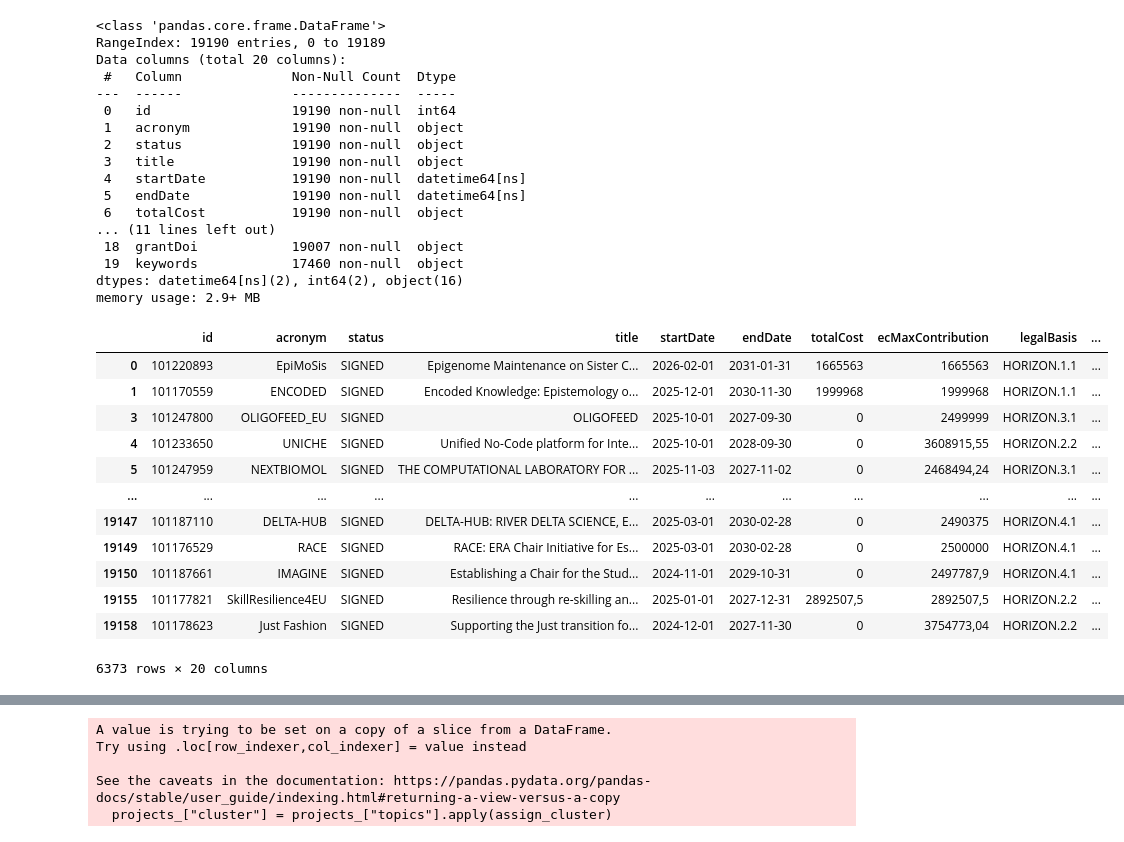
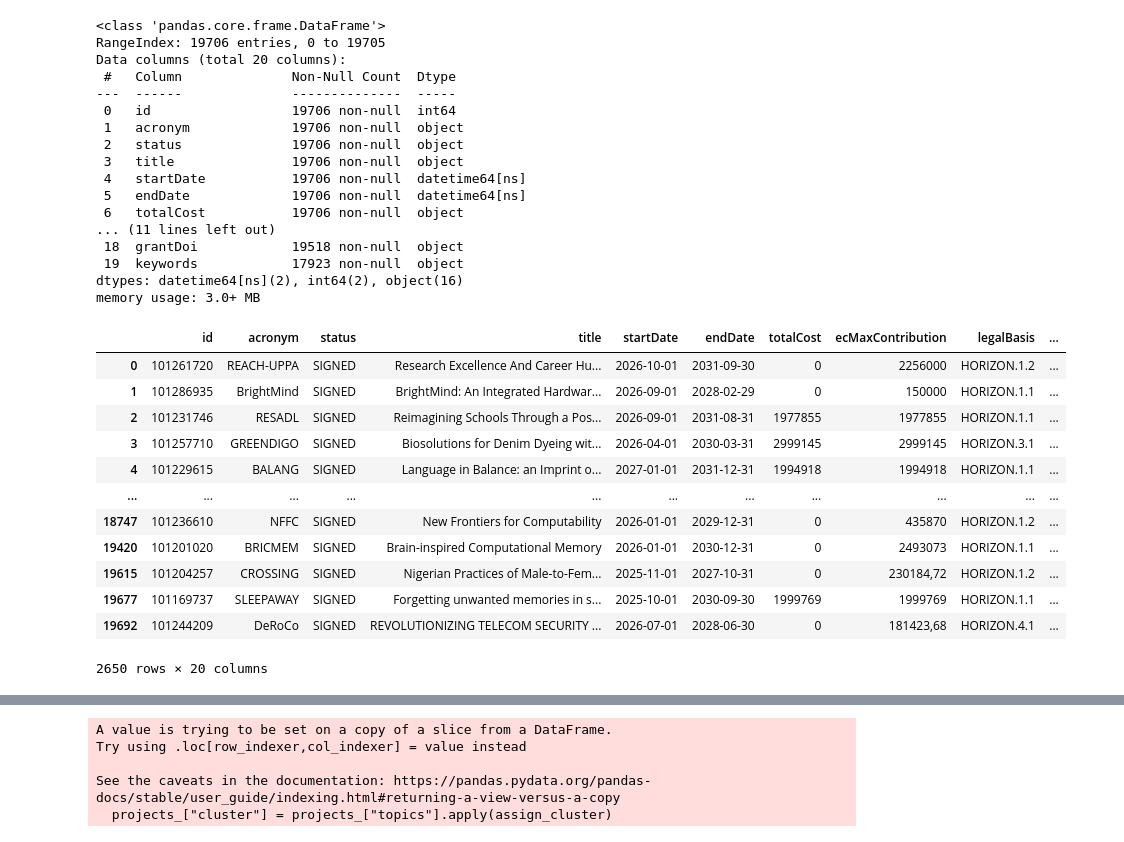
Before and after one commit to idimitriadis/HopOn, a Jupyter notebook: data_viewer.ipynb, the cells around one changed output, grey strips where cells are left out. Saved outputs shown, nothing was run; the diff lists cells and outputs as text; code cells hidden in the pictures.

```diff
--- a/data_viewer.ipynb
+++ b/data_viewer.ipynb
@@ -8,44 +8,44 @@ orgs = pd.read_excel('data/organization.xlsx')
 # %%
 projects['startDate']= pd.to_datetime(projects['startDate'],errors = 'coerce')
 projects['endDate']= pd.to_datetime(projects['endDate'],errors = 'coerce')
 projects.info()
 
 from datetime import datetime
-filterdate = datetime(2024,1,1)
+filterdate = datetime(2025,9,24)
 projects_fil = projects[projects['startDate']>=filterdate]
-projects_fil = projects_fil[projects_fil['endDate']>=datetime(2027,9,25)]
+projects_fil = projects_fil[projects_fil['endDate']<=datetime(2033,9,25)]
 projects_fil
 # %% [output]
 <class 'pandas.core.frame.DataFrame'>
-RangeIndex: 19190 entries, 0 to 19189
+RangeIndex: 19706 entries, 0 to 19705
 Data columns (total 20 columns):
  #   Column              Non-Null Count  Dtype
 ---  ------              --------------  -----
- 0   id                  19190 non-null  int64
- 1   acronym             19190 non-null  object
- 2   status              19190 non-null  object
- 3   title               19190 non-null  object
- 4   startDate           19190 non-null  datetime64[ns]
- 5   endDate             19190 non-null  datetime64[ns]
- 6   totalCost           19190 non-null  object
+ 0   id                  19706 non-null  int64
+ 1   acronym             19706 non-null  object
+ 2   status              19706 non-null  object
+ 3   title               19706 non-null  object
+ 4   startDate           19706 non-null  datetime64[ns]
+ 5   endDate             19706 non-null  datetime64[ns]
+ 6   totalCost           19706 non-null  object
 ... (11 lines left out)
- 18  grantDoi            19007 non-null  object
- 19  keywords            17460 non-null  object
+ 18  grantDoi            19518 non-null  object
+ 19  keywords            17923 non-null  object
 dtypes: datetime64[ns](2), int64(2), object(16)
-memory usage: 2.9+ MB
+memory usage: 3.0+ MB
 |  | id | acronym | status | title | startDate | endDate | totalCost | ecMaxContribution | legalBasis | ... |
-| 0 | 101220893 | EpiMoSis | SIGNED | Epigenome Maintenance on Sister C... | 2026-02-01 | 2031-01-31 | 1665563 | 1665563 | HORIZON.1.1 | ... |
-| 1 | 101170559 | ENCODED | SIGNED | Encoded Knowledge: Epistemology o... | 2025-12-01 | 2030-11-30 | 1999968 | 1999968 | HORIZON.1.1 | ... |
-| 3 | 101247800 | OLIGOFEED_EU | SIGNED | OLIGOFEED | 2025-10-01 | 2027-09-30 | 0 | 2499999 | HORIZON.3.1 | ... |
-| 4 | 101233650 | UNICHE | SIGNED | Unified No-Code platform for Inte... | 2025-10-01 | 2028-09-30 | 0 | 3608915,55 | HORIZON.2.2 | ... |
-| 5 | 101247959 | NEXTBIOMOL | SIGNED | THE COMPUTATIONAL LABORATORY FOR ... | 2025-11-03 | 2027-11-02 | 0 | 2468494,24 | HORIZON.3.1 | ... |
+| 0 | 101261720 | REACH-UPPA | SIGNED | Research Excellence And Career Hu... | 2026-10-01 | 2031-09-30 | 0 | 2256000 | HORIZON.1.2 | ... |
+| 1 | 101286935 | BrightMind | SIGNED | BrightMind: An Integrated Hardwar... | 2026-09-01 | 2028-02-29 | 0 | 150000 | HORIZON.1.1 | ... |
+| 2 | 101231746 | RESADL | SIGNED | Reimagining Schools Through a Pos... | 2026-09-01 | 2031-08-31 | 1977855 | 1977855 | HORIZON.1.1 | ... |
+| 3 | 101257710 | GREENDIGO | SIGNED | Biosolutions for Denim Dyeing wit... | 2026-04-01 | 2030-03-31 | 2999145 | 2999145 | HORIZON.3.1 | ... |
+| 4 | 101229615 | BALANG | SIGNED | Language in Balance: an Imprint o... | 2027-01-01 | 2031-12-31 | 1994918 | 1994918 | HORIZON.1.1 | ... |
 | ... | ... | ... | ... | ... | ... | ... | ... | ... | ... | ... |
-| 19147 | 101187110 | DELTA-HUB | SIGNED | DELTA-HUB: RIVER DELTA SCIENCE, E... | 2025-03-01 | 2030-02-28 | 0 | 2490375 | HORIZON.4.1 | ... |
-| 19149 | 101176529 | RACE | SIGNED | RACE: ERA Chair Initiative for Es... | 2025-03-01 | 2030-02-28 | 0 | 2500000 | HORIZON.4.1 | ... |
-| 19150 | 101187661 | IMAGINE | SIGNED | Establishing a Chair for the Stud... | 2024-11-01 | 2029-10-31 | 0 | 2497787,9 | HORIZON.4.1 | ... |
-| 19155 | 101177821 | SkillResilience4EU | SIGNED | Resilience through re-skilling an... | 2025-01-01 | 2027-12-31 | 2892507,5 | 2892507,5 | HORIZON.2.2 | ... |
-| 19158 | 101178623 | Just Fashion | SIGNED | Supporting the Just transition fo... | 2024-12-01 | 2027-11-30 | 0 | 3754773,04 | HORIZON.2.2 | ... |
+| 18747 | 101236610 | NFFC | SIGNED | New Frontiers for Computability | 2026-01-01 | 2029-12-31 | 0 | 435870 | HORIZON.1.2 | ... |
+| 19420 | 101201020 | BRICMEM | SIGNED | Brain-inspired Computational Memory | 2026-01-01 | 2030-12-31 | 0 | 2493073 | HORIZON.1.1 | ... |
+| 19615 | 101204257 | CROSSING | SIGNED | Nigerian Practices of Male-to-Fem... | 2025-11-01 | 2027-10-31 | 0 | 230184,72 | HORIZON.1.2 | ... |
+| 19677 | 101169737 | SLEEPAWAY | SIGNED | Forgetting unwanted memories in s... | 2025-10-01 | 2030-09-30 | 1999769 | 1999769 | HORIZON.1.1 | ... |
+| 19692 | 101244209 | DeRoCo | SIGNED | REVOLUTIONIZING TELECOM SECURITY ... | 2026-07-01 | 2028-06-30 | 0 | 181423,68 | HORIZON.4.1 | ... |
-6373 rows × 20 columns
+2650 rows × 20 columns
 # %%
 projectIDs = projects_fil['id'].tolist()
 # %%
```
Also changed, not shown: parts of 18 cells of this notebook, 10 other files.
